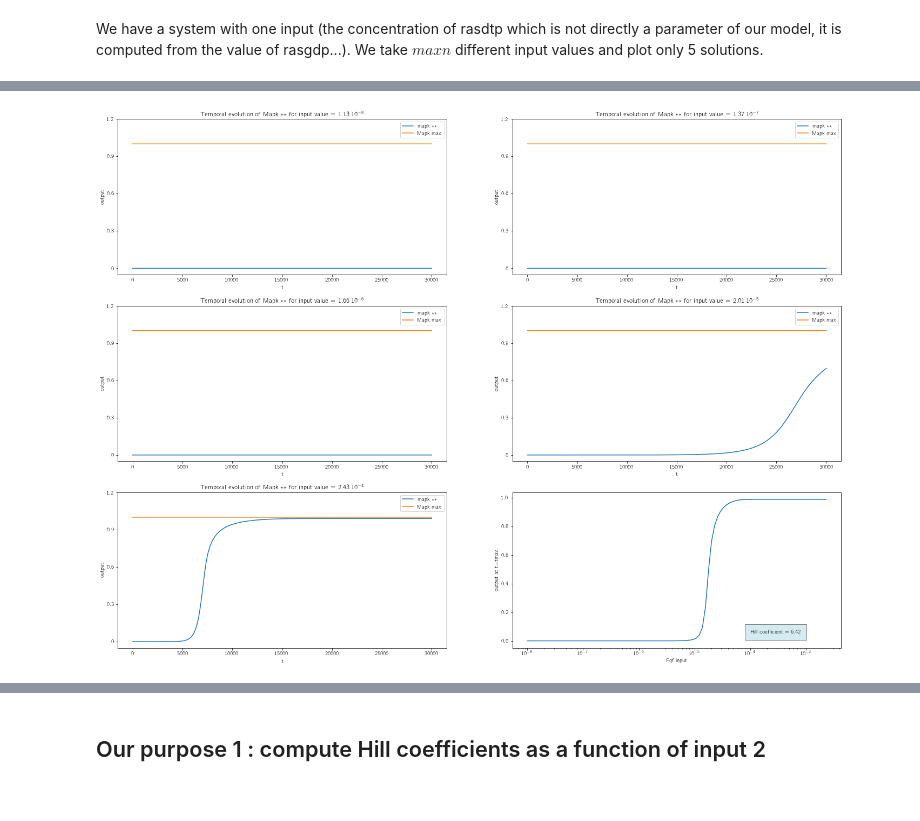
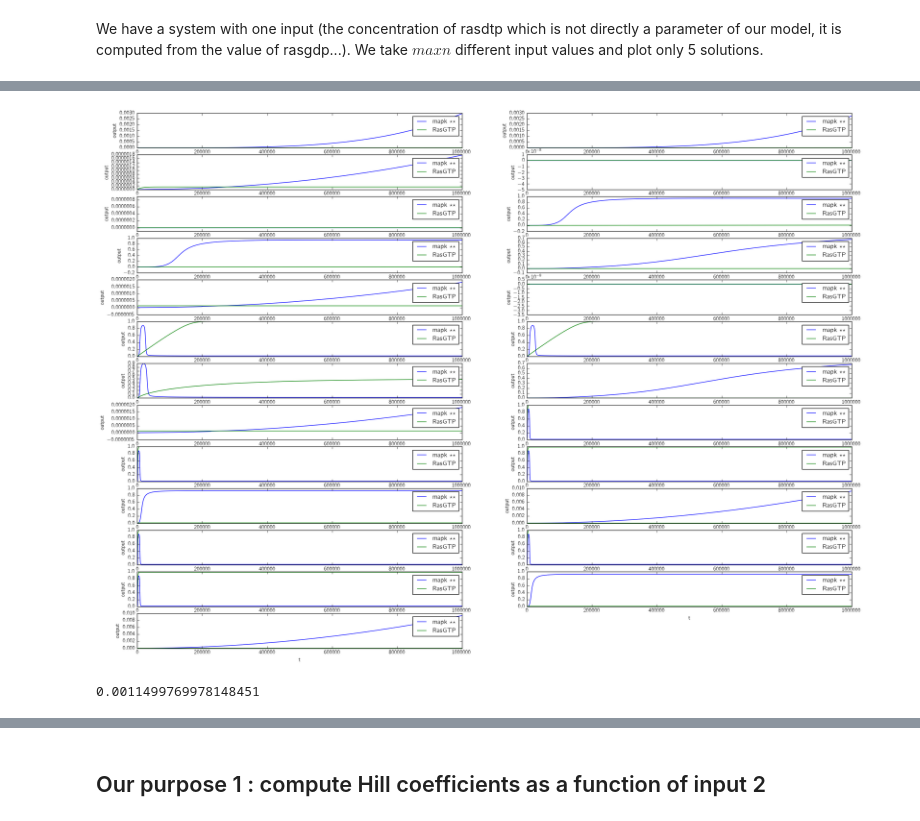
Before and after one commit to sophiedeb/neural_induction, a Jupyter notebook: zou_and_cascade.ipynb, the cells around one changed output, grey strips where cells are left out. Cells and saved outputs as stored; diff of their text form; code cells hidden in the pictures.

```diff
--- a/zou_and_cascade.ipynb
+++ b/zou_and_cascade.ipynb
@@ -253,5 +203,5 @@ def equationsfullmodel(var, t, params):
 # %%
-param_v  = [WTV, a11V, a12V, d11V, d12V, k11V, k12V, rasgapV, sostotV, mostotV, e2totV, mektotV, mekpasetotV, mapktotV, mapkpasetotV, \
-    a1V, a2V, a3V, a4V, a5V, a6V, a7V, a8V, a9V, a10V, \
-    d1V, d2V, d3V, d4V, d5V, d6V, d7V, d8V, d9V, d10V, \
+param_v  = [WTV, a11V, a12V, d11V, d12V, k11V, k12V, rasgapV, sostotV, \
+            e2totV, mapKKKtot, mapKKtot, mapKtot, mapKKpase, mapKpase,\
+    v1V, v2V, v3V, v4V, v5V, v6V, v7V, v8V, v9V, v10V, \
     k1V, k2V, k3V, k4V, k5V, k6V, k7V, k8V, k9V, k10V]
@@ -352,0 +257,6 @@ def hillcoef(input,output,equationsmodel,initialcond, t,param_v,index_param_inpu
+# %%
+psoln = odeint(equationsfullmodel, initialcond, t, args=(param_v,))
+
+plt.plot((param_v[12]*np.ones(len(t))-psoln[:,6]-psoln[:,7])/param_v[12],label=r"$ \textnormal{mapk \star \star}$")
+
+plt.show()
@@ -376,41 +318,63 @@ The erk input value is rasgap, corresponding to parameter number 7
 # %%
 #to number plots    np.arange(1,math.floor(len(range(0,maxn,divmod(maxn,10)[0])))+1)
 
 fig=plt.figure()
 plotnumber=0
-output=np.zeros(len(inputlist))
+output=np.zeros((len(input1_list),len(input2_list)))
+outputrasgdp=np.zeros((len(input1_list),len(input2_list)))
+for kk in range(len(input1_list)):
+    for ll in range(len(input2_list)):
 
-for kk in range(len(inputlist)):
-    #value of input:
-    param_v[inputindex]=inputlist[kk]
-    #actually solving the equations:
-    psoln = odeint(equationsfullmodel, initialcond, t, args=(param_v,))
-    output[kk]=psoln[len(t)-1,outputindex]
-    if kk in selectedinput:
+        #value of input:
+        param_v[inputindex]=input1_list[kk]
+        param_v[input2index]=input2_list[ll]
+        #actually solving the equations:
+        psoln = odeint(equationsfullmodel, initialcond, t, args=(param_v,))
+        output[kk,ll]=param_v[maxoutputindex]-psoln[len(t)-1,6]-psoln[len(t)-1,7]
+        outputrasgdp[kk,ll]=param_v[0] - psoln[len(t)-1,0] - psoln[len(t)-1,1]  - psoln[len(t)-1,2]
 
-        plotnumber=plotnumber+1
-        plt.subplot(math.floor(len(selectedinput)/2)+1,2,plotnumber)
-        plt.plot(psoln[:,outputindex],label=r"$ \textnormal{mapk \star \star}$")
-        #plot max value of mapk star star
-        plt.plot(np.ones(len(t))*param_v[4],label=r" \textnormal{Mapk max}")
-        plt.legend()
-        plt.title(r'Temporal evolution of Mapk $\star \star$ for fgf input value = {} and erk input value = {}'.format(str_fmt(param_v[inputindex],n=2),str_fmt(param_v[input2index],n=2)))
-        plt.yticks([0, param_v[maxoutputindex]/4, param_v[maxoutputindex]/2, 3*param_v[maxoutputindex]/4, param_v[maxoutputindex]],
-        ['$0$', r'{}'.format(str_fmt(param_v[maxoutputindex]/4)), r'{}'.format(str_fmt(param_v[maxoutputindex]/2)),r'{}'.format(str_fmt_round_numb(round_to_n(3*param_v[maxoutputindex]/4,2))), r'{}'.format(str_fmt(param_v[maxoutputindex]))])
-        plt.ylabel('output')
-        plt.xlabel('t')
+        #to plot
+        if kk in selectedinput:
 
-hillc=hillcoef(inputlist,output,equationsfullmodel,initialcond, t,param_v,index_param_input=inputindex,index_output=outputindex,numberpoints=100)
+            if ll in selectedinput:
+
+                plotnumber=plotnumber+1
+                plt.subplot(math.floor((len(selectedinput)**2+1)/2),2,plotnumber)
+                #plot mapk star star
+                plt.plot((param_v[maxoutputindex]*np.ones(len(t))-psoln[:,6]-psoln[:,7])/param_v[maxoutputindex],label=r"$ \textnormal{mapk \star \star}$")
+                #plot max value of mapk star star
+                #plt.plot(np.ones(len(t))*param_v[maxoutputindex],label=r" \textnormal{Mapk max}")
+                #plot rasgdp
+                plt.plot((np.ones(len(t))*param_v[0] - psoln[:,0] - psoln[:,1]  - psoln[:,2])/param_v[0], label=r"\textnormal{RasGTP}")
+                #plt.plot(np.ones(len(t)),label=r" \textnormal{WT}")
+
+                plt.legend()
+                #plt.title(r'Temporal evolution of Mapk $\star \star$ for fgf input value = {} and erk input value = {}'.format(str_fmt(param_v[inputindex],n=2),str_fmt(param_v[input2index],n=2)))
+                #plt.yticks([0, param_v[maxoutputindex]/4, param_v[maxoutputindex]/2, 3*param_v[maxoutputindex]/4, param_v[maxoutputindex]],
+                #['$0$', r'{}'.format(str_fmt(param_v[maxoutputindex]/4)), r'{}'.format(str_fmt(param_v[maxoutputindex]/2)),r'{}'.format(str_fmt_round_numb(round_to_n(3*param_v[maxoutputindex]/4,2))), r'{}'.format(str_fmt(param_v[maxoutputindex]))])
+                plt.ylabel('output')
+                plt.xlabel('t')
+
+
+"""hillc=hillcoef(inputlist,output,equationsfullmodel,initialcond, t,param_v,index_param_input=inputindex,index_output=outputindex,numberpoints=100)
 ax=plt.subplot(math.floor(len(selectedinput)/2)+1,2,plotnumber+1)
 ax.set_xscale('log')
 ax.plot(inputlist,output)
 plt.text(0.0001,0.05,r'Hill coefficient = {}'.format(round_to_n(hillc,2)), style='italic',bbox={'facecolor':'lightblue', 'alpha':0.5, 'pad':10})
 plt.ylabel('output at t=tmax')
 plt.xlabel('Fgf input')
 
 plt.show()
+
+"""
+plt.show()
 # %% [output]
-[figure, old version]
+[figure, new version]
+# %%
+(param_v[0] + psoln[len(t)-1,0] + psoln[len(t)-1,1]  + psoln[len(t)-1,2])/param_v[0]
+psoln[len(t)-1,2]
+# %% [output]
+0.0011499769978148451
 # %%
 print(var_names[0],psoln[:,0])
 print(var_names[1],psoln[:,1])
```
Also changed, not shown: parts of 19 cells of this notebook, 3 other files.
